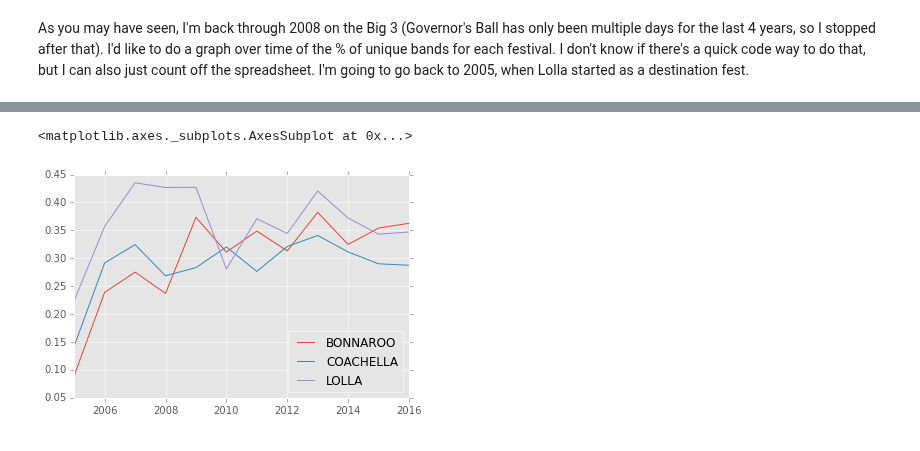
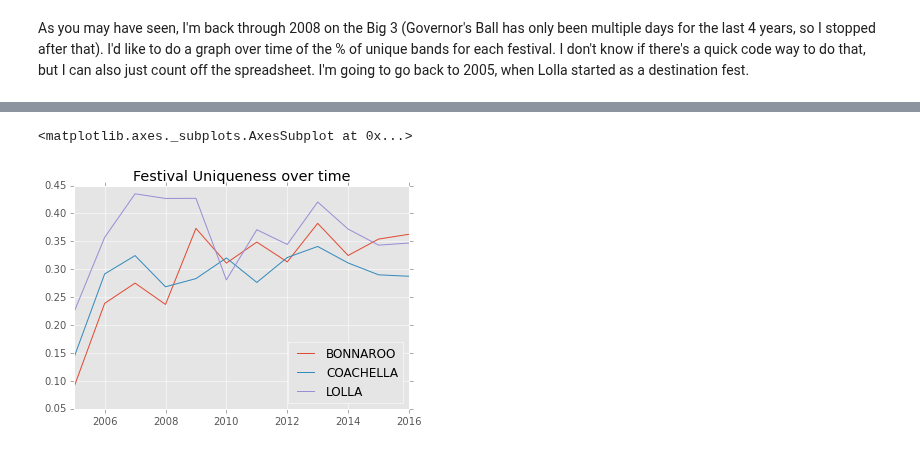
Before and after one commit to hunterowens/hunterowens.github.io, a Jupyter notebook: notebooks/festival_power_ranks_multiyear.ipynb, the cells around one changed output, grey strips where cells are left out. Cells and saved outputs as stored; diff of their text form; code cells hidden in the pictures.

```diff
--- a/notebooks/festival_power_ranks_multiyear.ipynb
+++ b/notebooks/festival_power_ranks_multiyear.ipynb
@@ -7,7 +7,7 @@ matplotlib.style.use('ggplot')
 As you may have seen, I'm back through 2008 on the Big 3 (Governor's Ball has only been multiple days for the last 4 years, so I stopped after that). I'd like to do a graph over time of the % of unique bands for each festival. I don't know if there's a quick code way to do that, but I can also just count off the spreadsheet. I'm going to go back to 2005, when Lolla started as a destination fest.
 # %%
 years = range(2005,2017)
-festivals = ['COACHELLA', 'GOVBALL', 'BONNAROO', 'LOLLA']
+festivals = ['COACHELLA', 'BONNAROO', 'LOLLA']
 # %%
 def load_df_year(year):
     """Given a year, return the cleaned df"""
@@ -56,7 +38,7 @@ for key in sorted(data):
     chart_data[key] = { festival: compute_percentage_of_lineup_in_other_festivals(festival, data[key]) for
                        festival in data[key].columns}
 # %%
-pd.DataFrame.from_dict(chart_data, orient='index').plot()
+pd.DataFrame.from_dict(chart_data, orient='index').plot(title='Festival Uniqueness over time')
 # %% [output]
 <matplotlib.axes._subplots.AxesSubplot at 0x...>
-[figure, old version]
+[figure, new version]
```
Also changed, not shown: parts of 1 cell of this notebook.
